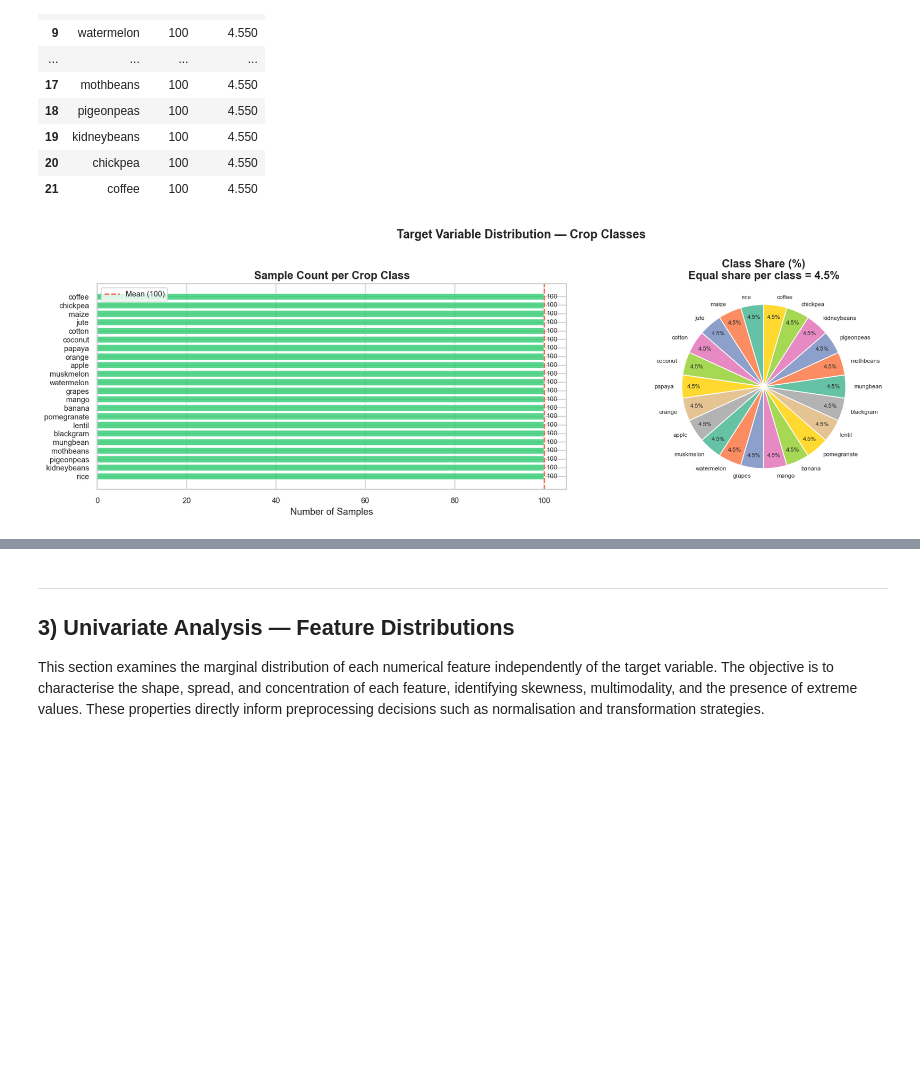
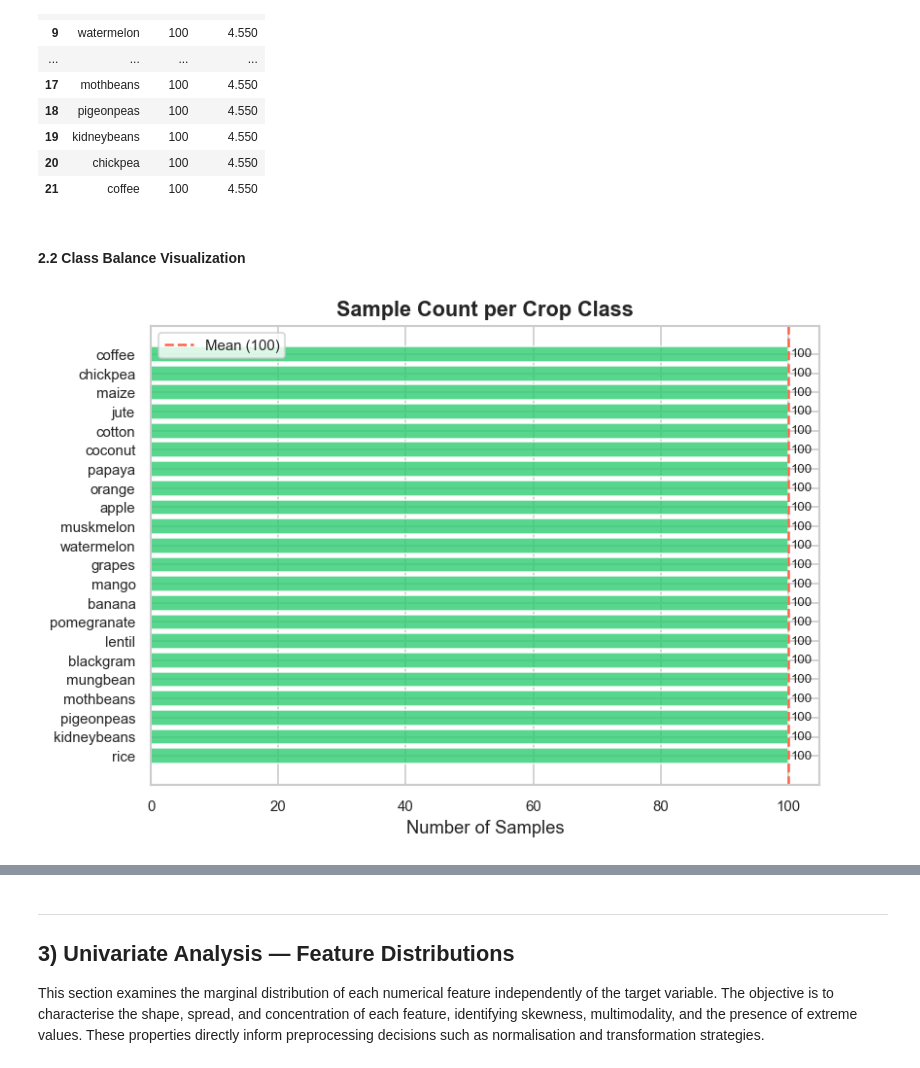
Before and after one commit to margarida-passos-cunha/machine-learning-project-group-e, a Jupyter notebook: notebooks/01_eda.ipynb, the cells around one changed output, grey strips where cells are left out. Saved outputs shown, nothing was run; the diff lists cells and outputs as text; code cells hidden in the pictures; blank space fills up the shorter version.

```diff
--- a/notebooks/01_eda.ipynb
+++ b/notebooks/01_eda.ipynb
@@ -354,50 +340,38 @@ Samples/class : min=100 | max=100 | mean=100
 | 19 | kidneybeans | 100 | 4.550 |
 | 20 | chickpea | 100 | 4.550 |
 | 21 | coffee | 100 | 4.550 |
+# %% [markdown]
+#### 2.2 Class Balance Visualization
 # %%
-# =============================================================================
-# 2.2 — CLASS BALANCE VISUALISATION
-# =============================================================================
+crops_sorted = class_counts.sort_values('Count', ascending=True)
 
-fig, axes = plt.subplots(1, 2, figsize=(16, 5))
-fig.suptitle('Target Variable Distribution — Crop Classes', fontsize=14, fontweight='bold')
+fig, ax = plt.subplots(figsize=(7, 5))
+ax.set_title('Sample Count per Crop Class', fontsize=13, fontweight='bold')
 
-# --- Left: Count bar chart ---
-crops_sorted = class_counts.sort_values('Count', ascending=True)
-bars = axes[0].barh(
+bars = ax.barh(
     crops_sorted['Crop'],
     crops_sorted['Count'],
     color=ACCENT_COLOR,
     alpha=0.8,
     edgecolor='white'
 )
-axes[0].set_xlabel('Number of Samples')
-axes[0].set_title('Sample Count per Crop Class')
-axes[0].axvline(x=class_counts['Count'].mean(), color='tomato', linestyle='--', linewidth=1.5, label=f"Mean ({class_counts['Count'].mean():.0f})")
-axes[0].legend(fontsize=9)
 
-# Add count labels
+ax.axvline(
+    x=class_counts['Count'].mean(),
+    color='tomato', linestyle='--', linewidth=1.5,
+    label=f"Mean ({class_counts['Count'].mean():.0f})"
+)
+
+# Add count labels to each bar
 for bar, count in zip(bars, crops_sorted['Count']):
-    axes[0].text(bar.get_width() + 0.5, bar.get_y() + bar.get_height() / 2,
-                 str(count), va='center', fontsize=8)
+    ax.text(bar.get_width() + 0.5, bar.get_y() + bar.get_height() / 2,
+            str(count), va='center', fontsize=8)
 
-# --- Right: Share pie chart (aggregated for readability) ---
-n_classes = df['label'].nunique()
-equal_share = 100 / n_classes
-
-axes[1].pie(
-    class_counts['Count'],
-    labels=class_counts['Crop'],
-    autopct='%1.1f%%',
-    startangle=90,
-    pctdistance=0.85,
-    textprops={'fontsize': 7},
-    colors=sns.color_palette(PALETTE, n_colors=n_classes)
-)
-axes[1].set_title(f'Class Share (%)\nEqual share per class = {equal_share:.1f}%')
+ax.set_xlabel('Number of Samples')
+ax.legend(fontsize=9)
 
 plt.tight_layout()
 plt.savefig('../reports/figures/2_target_distribution.png', bbox_inches='tight')
 plt.show()
 # %% [output]
-[figure, old version]
+[figure, new version]
```
Also changed, not shown: parts of 38 cells of this notebook, 1 other file.
